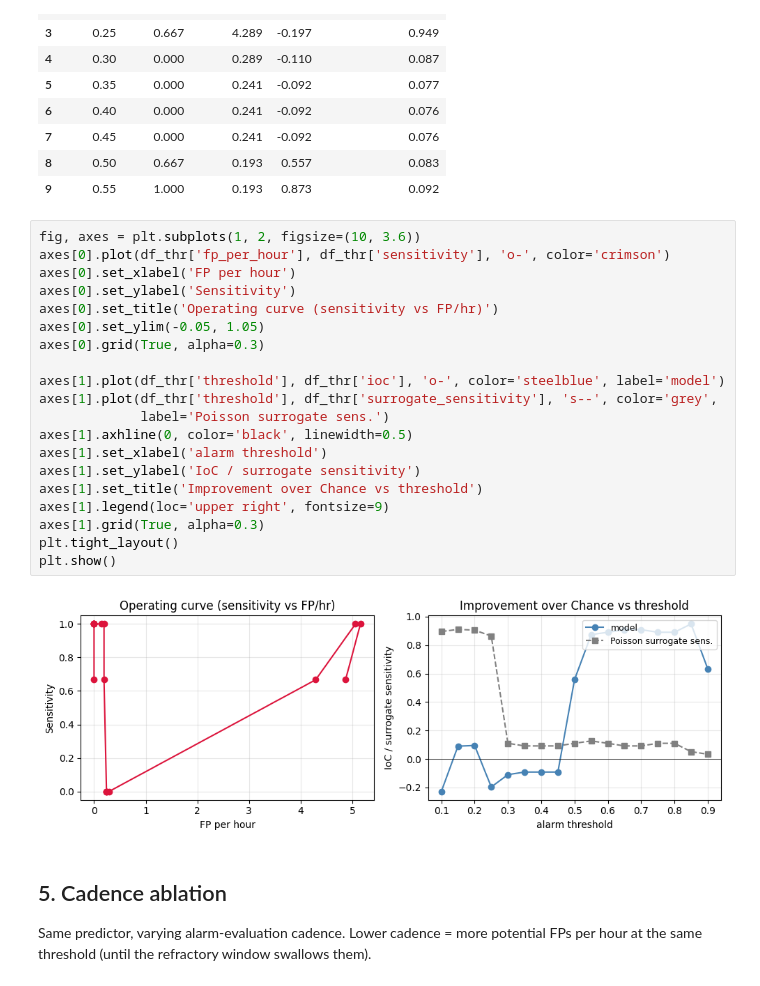
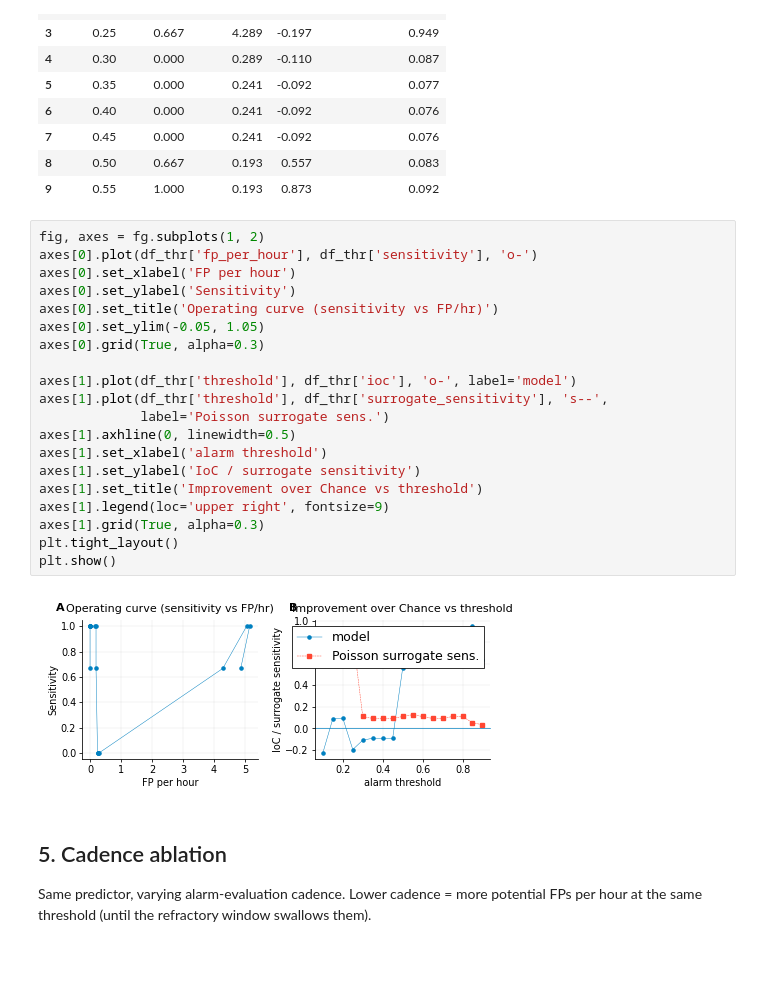
Before and after one commit to scitex-ai/scitex-seizure-metrics, a Jupyter notebook: examples/02_forecasting_quick_start.ipynb, the cells around one changed output. Drawn from its saved outputs; the diff is of its cells as text; blank space fills up the shorter version.

```diff
--- a/examples/02_forecasting_quick_start.ipynb
+++ b/examples/02_forecasting_quick_start.ipynb
@@ -126,27 +143,27 @@ df_thr[['threshold', 'sensitivity', 'fp_per_hour', 'ioc', 'time_in_warning_frac'
 | 8 | 0.50 | 0.667 | 0.193 | 0.557 | 0.083 |
 | 9 | 0.55 | 1.000 | 0.193 | 0.873 | 0.092 |
 # %%
-fig, axes = plt.subplots(1, 2, figsize=(10, 3.6))
-axes[0].plot(df_thr['fp_per_hour'], df_thr['sensitivity'], 'o-', color='crimson')
+fig, axes = fg.subplots(1, 2)
+axes[0].plot(df_thr['fp_per_hour'], df_thr['sensitivity'], 'o-')
 axes[0].set_xlabel('FP per hour')
 axes[0].set_ylabel('Sensitivity')
 axes[0].set_title('Operating curve (sensitivity vs FP/hr)')
 axes[0].set_ylim(-0.05, 1.05)
 axes[0].grid(True, alpha=0.3)
 
-axes[1].plot(df_thr['threshold'], df_thr['ioc'], 'o-', color='steelblue', label='model')
-axes[1].plot(df_thr['threshold'], df_thr['surrogate_sensitivity'], 's--', color='grey',
+axes[1].plot(df_thr['threshold'], df_thr['ioc'], 'o-', label='model')
+axes[1].plot(df_thr['threshold'], df_thr['surrogate_sensitivity'], 's--',
              label='Poisson surrogate sens.')
-axes[1].axhline(0, color='black', linewidth=0.5)
+axes[1].axhline(0, linewidth=0.5)
 axes[1].set_xlabel('alarm threshold')
 axes[1].set_ylabel('IoC / surrogate sensitivity')
 axes[1].set_title('Improvement over Chance vs threshold')
 axes[1].legend(loc='upper right', fontsize=9)
 axes[1].grid(True, alpha=0.3)
 plt.tight_layout()
 plt.show()
 # %% [output]
-[figure, old version]
+[figure, new version]
 # %% [markdown]
 ## 5. Cadence ablation
 
```
Also changed, not shown: parts of 4 cells of this notebook, 10 other files.
